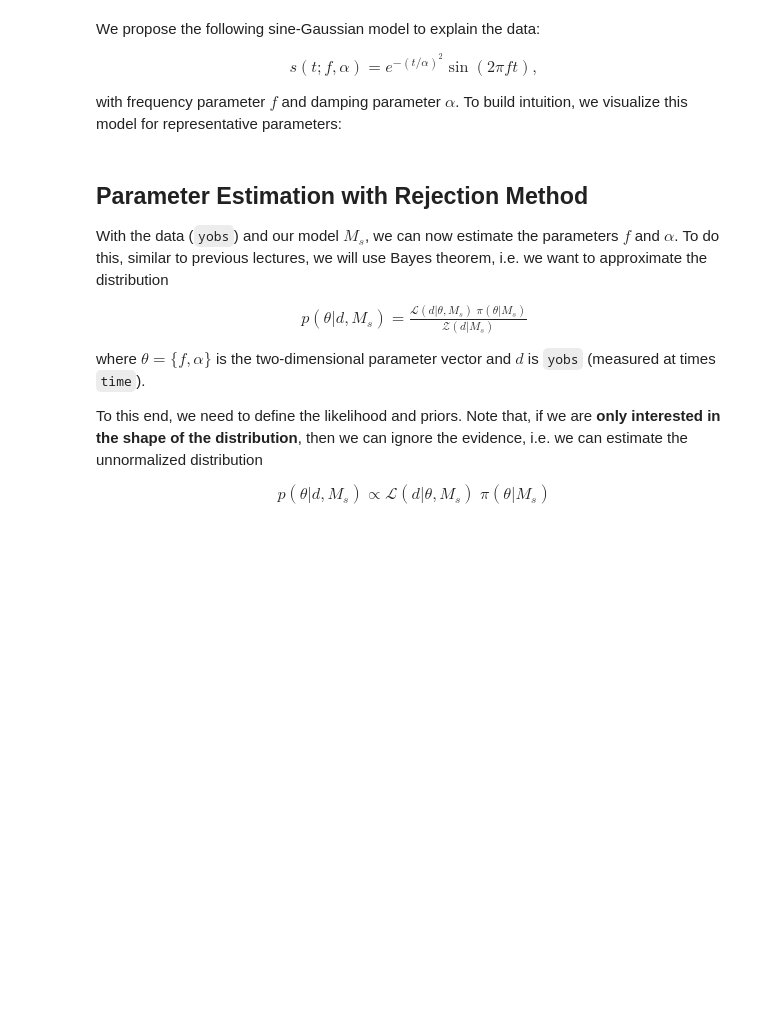
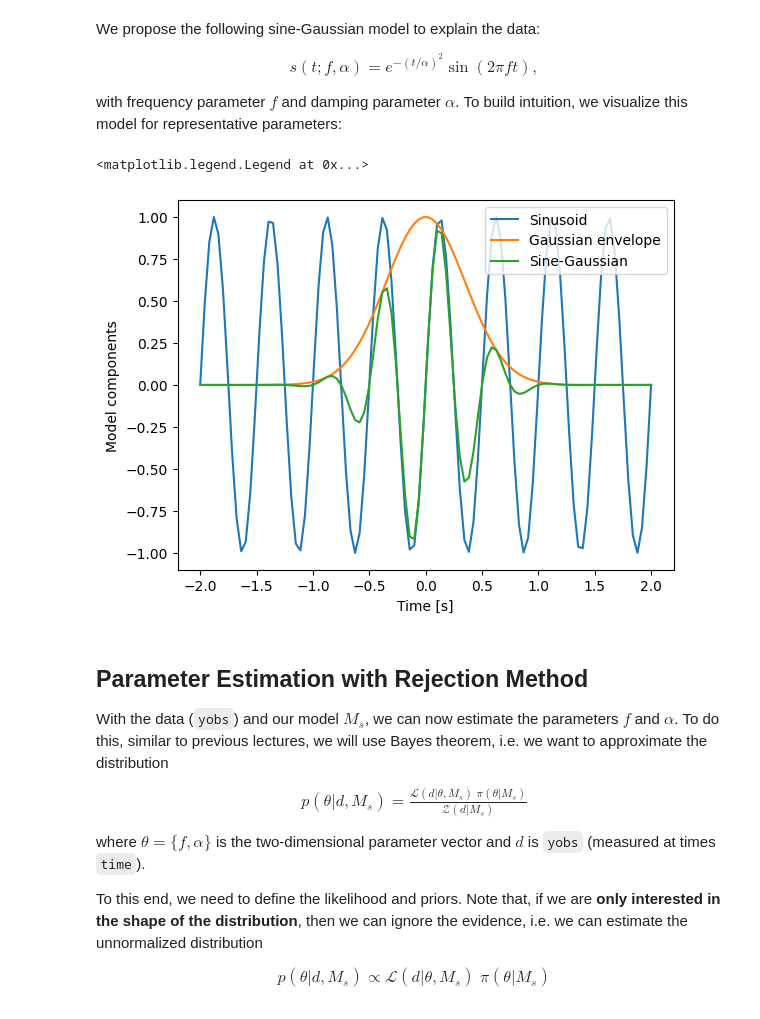
Before and after one commit to jaknepler/phys305, a Jupyter notebook: docs/20/notes.ipynb, the cells around one changed output. Saved outputs shown, nothing was run; the diff lists cells and outputs as text; code cells hidden in the pictures; blank space fills up the shorter version.

```diff
--- a/docs/20/notes.ipynb
+++ b/docs/20/notes.ipynb
@@ -79,14 +115,17 @@ def gaussian_exponential(time, alpha):
 def model_Ms(time, freq, alpha):
     return gaussian_exponential(time, alpha) * sinusoid(time, freq)
 # %%
-freq, alpha = 2, 0.5
+freq, alpha = 2, .5
 
 plt.plot(time, sinusoid(time, freq), label="Sinusoid")
 plt.plot(time, gaussian_exponential(time, alpha), label="Gaussian envelope")
 plt.plot(time, model_Ms(time, freq, alpha), label="Sine-Gaussian")
 plt.xlabel("Time [s]")
 plt.ylabel("Model components")
 plt.legend()
+# %% [output]
+<matplotlib.legend.Legend at 0x...>
+[figure, added]
 # %% [markdown]
 ## Parameter Estimation with Rejection Method
 
```
Also changed, not shown: parts of 6 cells of this notebook.
